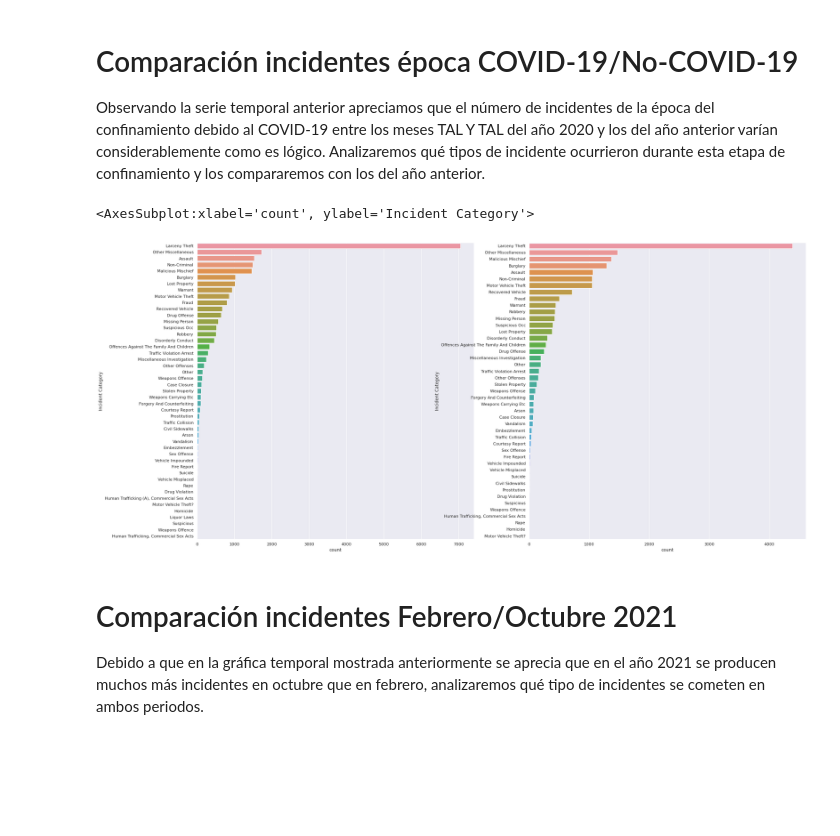
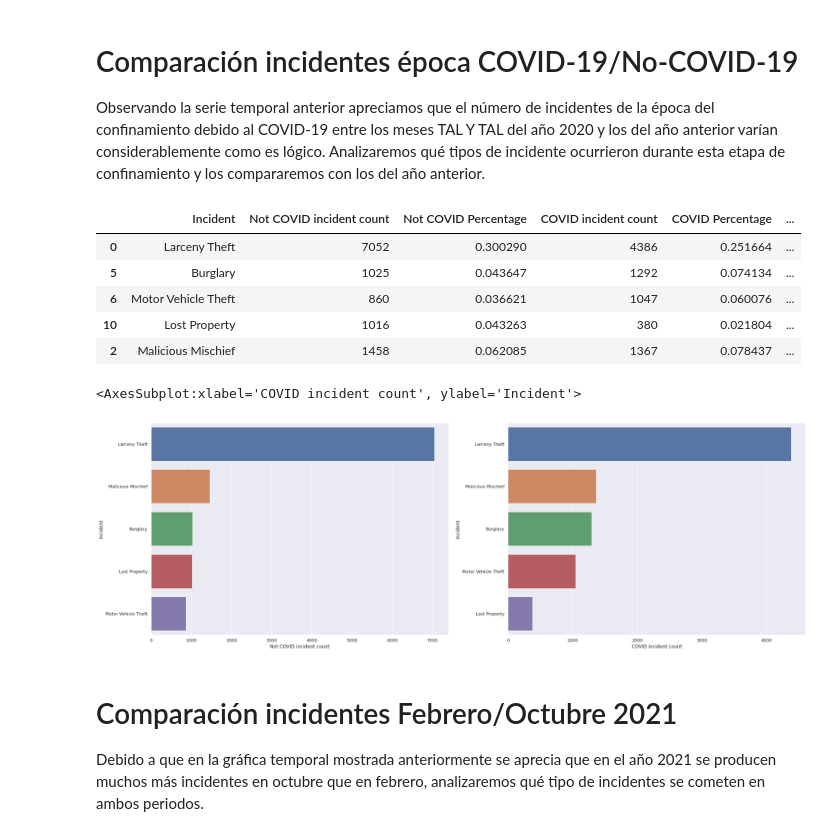
Before and after one commit to luperezsal/Batman, a Jupyter notebook: batman.ipynb, the cells around one changed output. Drawn from its saved outputs; the diff is of its cells as text; code cells hidden in the pictures; blank space fills up the shorter version.

```diff
--- a/batman.ipynb
+++ b/batman.ipynb
@@ -85,21 +85,51 @@ sns.lineplot(x=months_sorted, y=test_2021, color='black', legend='brief', label=
 # Comparación incidentes época COVID-19/No-COVID-19
 
 Observando la serie temporal anterior apreciamos que el número de incidentes de la época del confinamiento debido al COVID-19 entre los meses TAL Y TAL del año 2020 y los del año anterior varían considerablemente como es lógico. Analizaremos qué tipos de incidente ocurrieron durante esta etapa de confinamiento y los compararemos con los del año anterior.
-# %%
-############ COVID ############
-covid_epoch = incidents_2020[incidents_2020['Incident Datetime'].between('2020-03-01', '2020-05-01')]
-not_covid_epoch = incidents_2019[incidents_2019['Incident Datetime'].between('2019-03-01', '2019-05-01')]
-
-covid_order = pd.Categorical(covid_epoch['Incident Category'].value_counts().index)
-not_covid_order = pd.Categorical(not_covid_epoch['Incident Category'].value_counts().index)
-
-sns.set(rc={'figure.figsize':(30,15)})
-fig, ax =plt.subplots(1,2)
-sns.countplot(data=not_covid_epoch, y="Incident Category", order = not_covid_order, ax=ax[0])
-sns.countplot(data=covid_epoch, y="Incident Category", order = covid_order, ax=ax[1])
-# %% [output]
-<AxesSubplot:xlabel='count', ylabel='Incident Category'>
-[figure, removed]
+# %%
+############ COVID ############
+not_covid_data_frame = incidents_2019[incidents_2019['Incident Datetime'].between('2019-03-01', '2019-05-01')]
+covid_data_frame = incidents_2020[incidents_2020['Incident Datetime'].between('2020-03-01', '2020-05-01')]
+
+not_covid_order = pd.Categorical(not_covid_data_frame['Incident Category'].value_counts().index)
+covid_order = pd.Categorical(covid_data_frame['Incident Category'].value_counts().index)
+
+difference_dataframe = pd.DataFrame(columns=['Incident', 'Not COVID incident count','Not COVID Percentage',
+                                              'COVID incident count', 'COVID Percentage', 'Difference (ABS)'])
+
+for incident in incidents_df['Incident Category'].value_counts().iteritems():
+    not_covid_incident_count = (not_covid_data_frame['Incident Category'] == incident[0]).sum()
+    covid_incident_count     = (covid_data_frame['Incident Category'] == incident[0]).sum()
+
+    not_covid_percentage = not_covid_incident_count / len(not_covid_data_frame)
+    covid_percentage     = covid_incident_count / len(covid_data_frame)
+
+    difference_dataframe = difference_dataframe.append({'Incident': incident[0],
+                                                        'Not COVID incident count': not_covid_incident_count,
+                                                        'Not COVID Percentage': not_covid_percentage,
+                                                        'COVID incident count': covid_incident_count,
+                                                        'COVID Percentage': covid_percentage,
+                                                        'Difference (ABS)': np.abs(covid_percentage - not_covid_percentage)},
+                                                       ignore_index=True)
+
+difference_dataframe = difference_dataframe.sort_values('Difference (ABS)', ascending = False)[:5]
+not_covid_display = difference_dataframe.sort_values('Not COVID incident count', ascending = False)
+covid_display     = difference_dataframe.sort_values('COVID incident count', ascending = False)
+
+display(difference_dataframe)
+
+sns.set(rc={'figure.figsize':(30,10)})
+fig, ax =plt.subplots(1,2)
+sns.barplot(data=not_covid_display, x='Not COVID incident count', y="Incident", ax=ax[0])
+sns.barplot(data=covid_display, x='COVID incident count', y="Incident", ax=ax[1])
+# %% [output]
+|  | Incident | Not COVID incident count | Not COVID Percentage | COVID incident count | COVID Percentage | ... |
+| 0 | Larceny Theft | 7052 | 0.300290 | 4386 | 0.251664 | ... |
+| 5 | Burglary | 1025 | 0.043647 | 1292 | 0.074134 | ... |
+| 6 | Motor Vehicle Theft | 860 | 0.036621 | 1047 | 0.060076 | ... |
+| 10 | Lost Property | 1016 | 0.043263 | 380 | 0.021804 | ... |
+| 2 | Malicious Mischief | 1458 | 0.062085 | 1367 | 0.078437 | ... |
+<AxesSubplot:xlabel='COVID incident count', ylabel='Incident'>
+[figure, added]
 # %% [markdown]
 # Comparación incidentes Febrero/Octubre 2021
 
```
Also changed, not shown: parts of 5 cells of this notebook.
